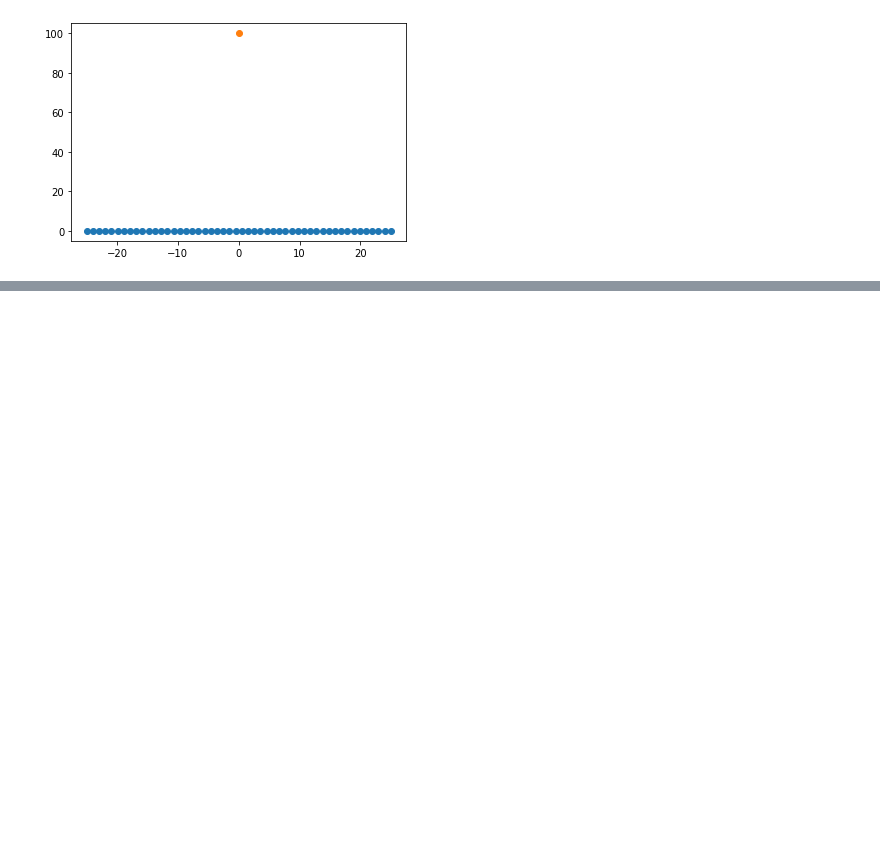
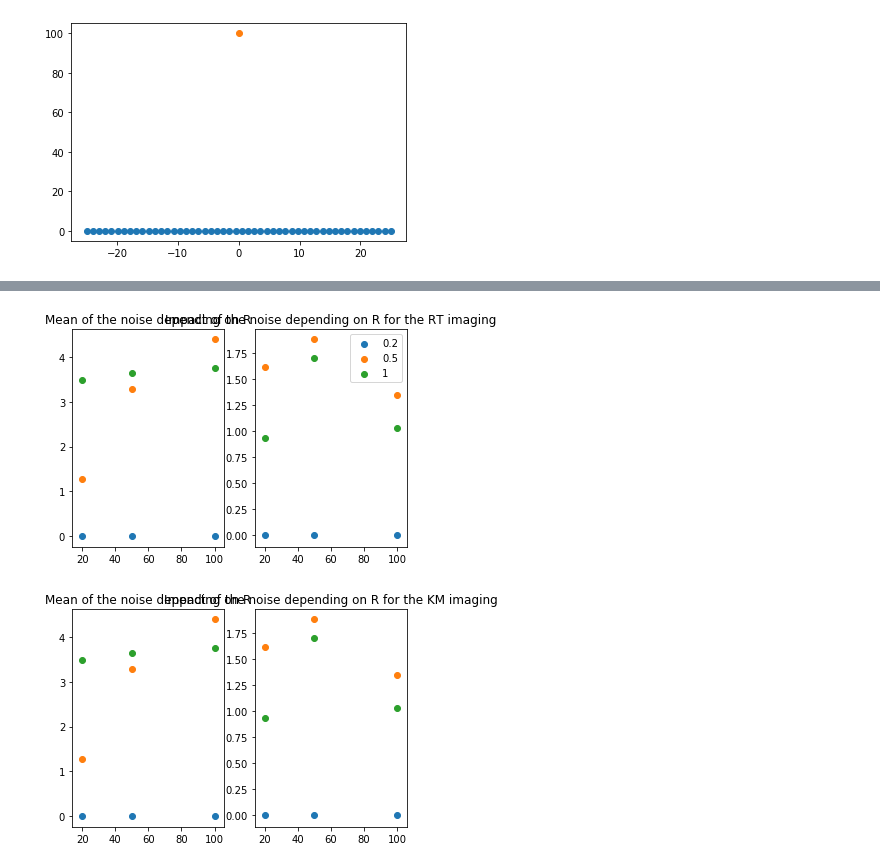
Before and after one commit to JulesSanchez/MVA-inverse-problem-in-imaging, a Jupyter notebook: migr.ipynb, the cells around one changed output, grey strips where cells are left out. Cells and saved outputs as stored; diff of their text form; code cells hidden in the pictures; blank space fills up the shorter version.

```diff
--- a/migr.ipynb
+++ b/migr.ipynb
@@ -337,0 +421,51 @@ plt.show()
+# %%
+#Impact of R in localization error
+deltas = [0.2, 0.5, 1]
+Rs = [20, 50, 100]
+loc_errors_KM = {}
+loc_errors_RT= {}
+for d in deltas:
+    loc_errors_RT[d] = {}
+    loc_errors_KM[d] = {}
+    for r in Rs:
+        loc_errors_RT[d][r] = []
+        loc_errors_KM[d][r] = []
+        transducers = circle_points([r],[N])[0]
+        for j in range(10):
+            RT, KM = exo_2(d,N,grid,np.array([omega_o]),transducers,x_ref,rho,reso)
+            loc_errors_RT[d][r].append(np.linalg.norm(grid[np.unravel_index(RT.argmax(), RT.shape)] - x_ref))
+            loc_errors_KM[d][r].append(np.linalg.norm(grid[np.unravel_index(RT.argmax(), RT.shape)] - x_ref))
+# %%
+fig, axs = plt.subplots(1, 2)
+
+for d in deltas:
+    means = []
+    stds = []
+    for r in Rs:
+        means.append(np.mean(loc_errors_RT[d][r]))
+        stds.append(np.std(loc_errors_RT[d][r]))
+    axs[0].scatter(Rs,means, label = d)
+    axs[1].scatter(Rs,stds, label = d)
+    axs[0].set_title('Mean of the noise depending on R')
+    axs[1].set_title('STD of the noise depending on R')
+plt.legend()
+plt.title("Impact of the noise depending on R for the RT imaging")
+plt.show()
+
+fig, axs = plt.subplots(1, 2)
+
+for d in deltas:
+    means = []
+    stds = []
+    for r in Rs:
+        means.append(np.mean(loc_errors_KM[d][r]))
+        stds.append(np.std(loc_errors_KM[d][r]))
+    axs[0].scatter(Rs,means, label = d)
+    axs[1].scatter(Rs,stds, label = d)
+    axs[0].set_title('Mean of the noise depending on R')
+    axs[1].set_title('STD of the noise depending on R')
+plt.title("Impact of the noise depending on R for the KM imaging")
+plt.show()
+# %% [output]
+[figure, added]
+[figure, added]
```
Also changed, not shown: parts of 12 cells of this notebook, 1 other file.
